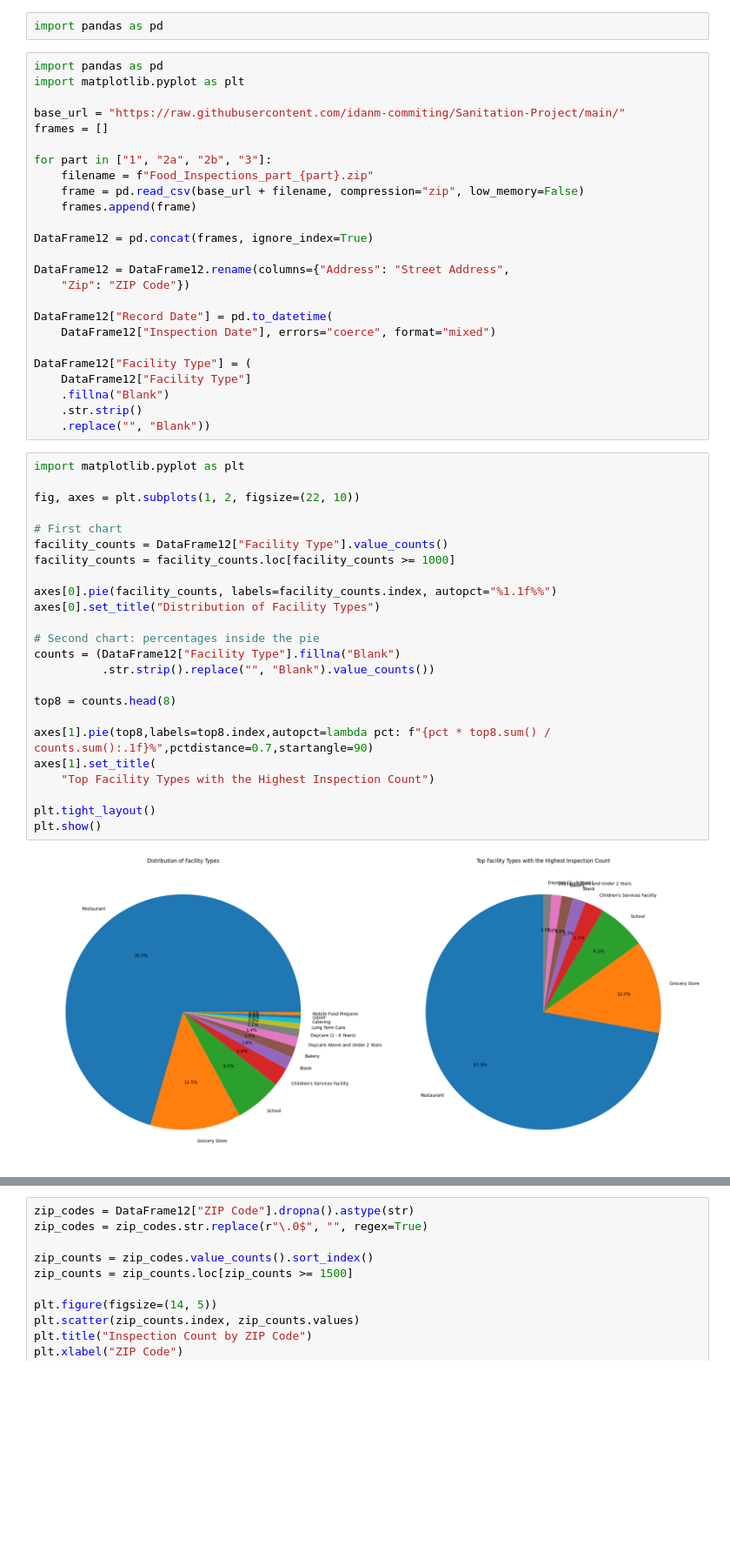
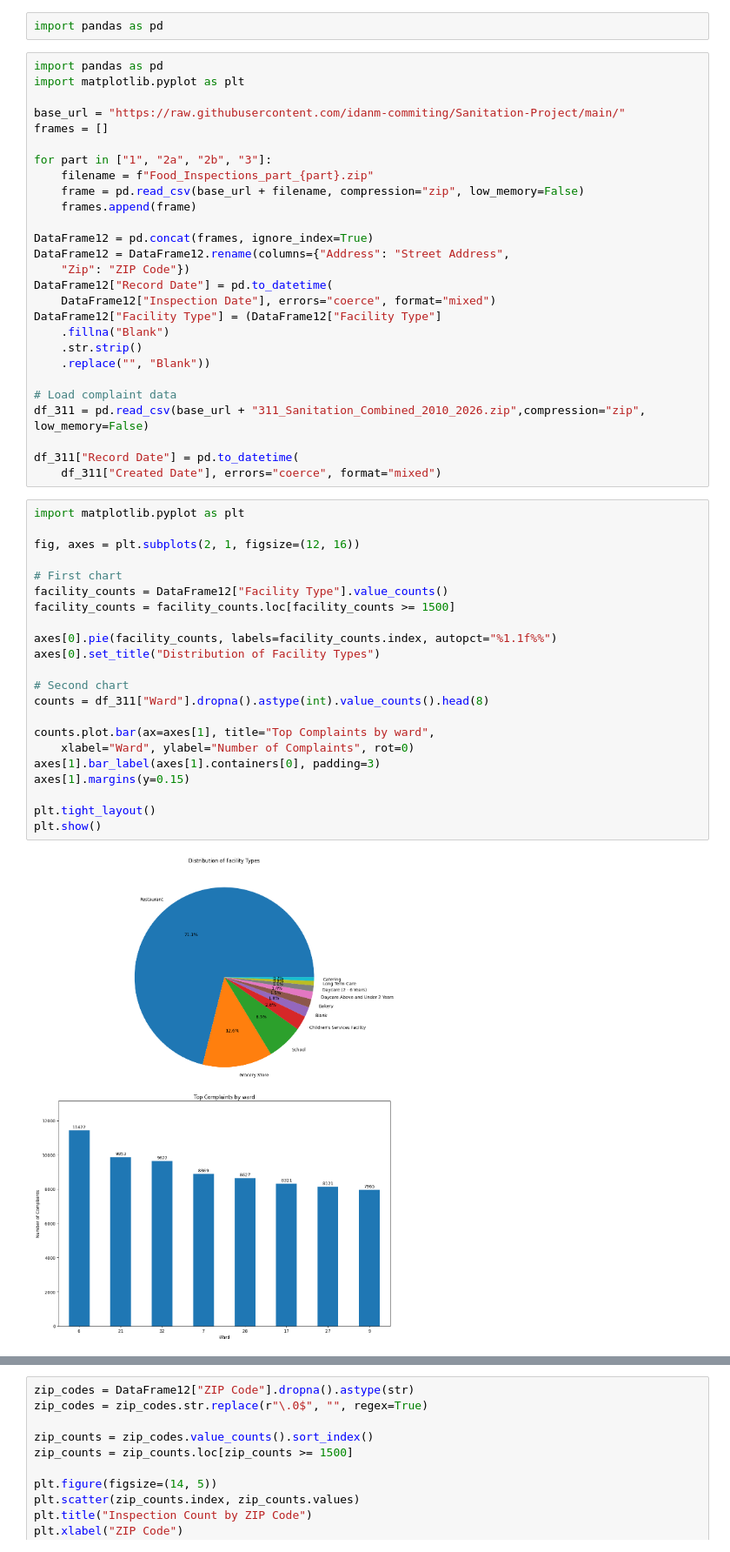
Before and after one commit to idanm-commiting/Sanitation-Project, a Jupyter notebook: Copy_of_Copy_of_Juan's_Work2.ipynb, the cells around one changed output, grey strips where cells are left out. Shown at 87% size. Cells and saved outputs as stored; diff of their text form; blank space fills up the shorter version.

```diff
--- a/Copy_of_Copy_of_Juan's_Work2.ipynb
+++ b/Copy_of_Copy_of_Juan's_Work2.ipynb
@@ -15,44 +15,44 @@ for part in ["1", "2a", "2b", "3"]:
     frames.append(frame)
 
 DataFrame12 = pd.concat(frames, ignore_index=True)
-
 DataFrame12 = DataFrame12.rename(columns={"Address": "Street Address",
     "Zip": "ZIP Code"})
-
 DataFrame12["Record Date"] = pd.to_datetime(
     DataFrame12["Inspection Date"], errors="coerce", format="mixed")
-
-DataFrame12["Facility Type"] = (
-    DataFrame12["Facility Type"]
+DataFrame12["Facility Type"] = (DataFrame12["Facility Type"]
     .fillna("Blank")
     .str.strip()
     .replace("", "Blank"))
+
+# Load complaint data
+df_311 = pd.read_csv(base_url + "311_Sanitation_Combined_2010_2026.zip",compression="zip", low_memory=False)
+
+df_311["Record Date"] = pd.to_datetime(
+    df_311["Created Date"], errors="coerce", format="mixed")
 # %%
 import matplotlib.pyplot as plt
 
-fig, axes = plt.subplots(1, 2, figsize=(22, 10))
+fig, axes = plt.subplots(2, 1, figsize=(12, 16))
 
 # First chart
 facility_counts = DataFrame12["Facility Type"].value_counts()
-facility_counts = facility_counts.loc[facility_counts >= 1000]
+facility_counts = facility_counts.loc[facility_counts >= 1500]
 
 axes[0].pie(facility_counts, labels=facility_counts.index, autopct="%1.1f%%")
 axes[0].set_title("Distribution of Facility Types")
 
-# Second chart: percentages inside the pie
-counts = (DataFrame12["Facility Type"].fillna("Blank")
-          .str.strip().replace("", "Blank").value_counts())
+# Second chart
+counts = df_311["Ward"].dropna().astype(int).value_counts().head(8)
 
-top8 = counts.head(8)
-
-axes[1].pie(top8,labels=top8.index,autopct=lambda pct: f"{pct * top8.sum() / counts.sum():.1f}%",pctdistance=0.7,startangle=90)
-axes[1].set_title(
-    "Top Facility Types with the Highest Inspection Count")
+counts.plot.bar(ax=axes[1], title="Top Complaints by ward",
+    xlabel="Ward", ylabel="Number of Complaints", rot=0)
+axes[1].bar_label(axes[1].containers[0], padding=3)
+axes[1].margins(y=0.15)
 
 plt.tight_layout()
 plt.show()
 # %% [output]
-[figure, old version]
+[figure, new version]
 # %%
 restaurants = DataFrame12.loc[
     DataFrame12["Facility Type"].str.lower() == "restaurant"]
```
Also changed, not shown: parts of 2 cells of this notebook.
